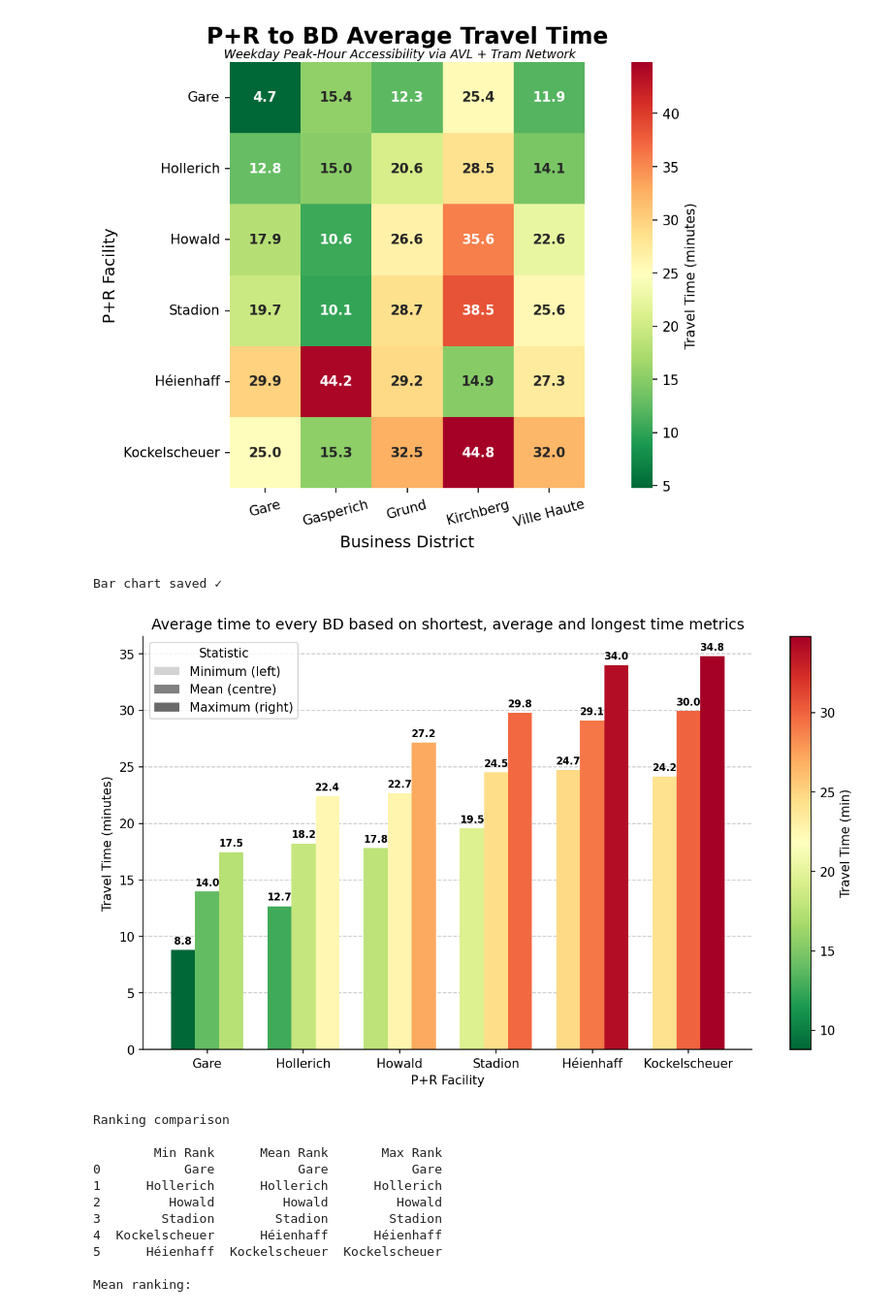
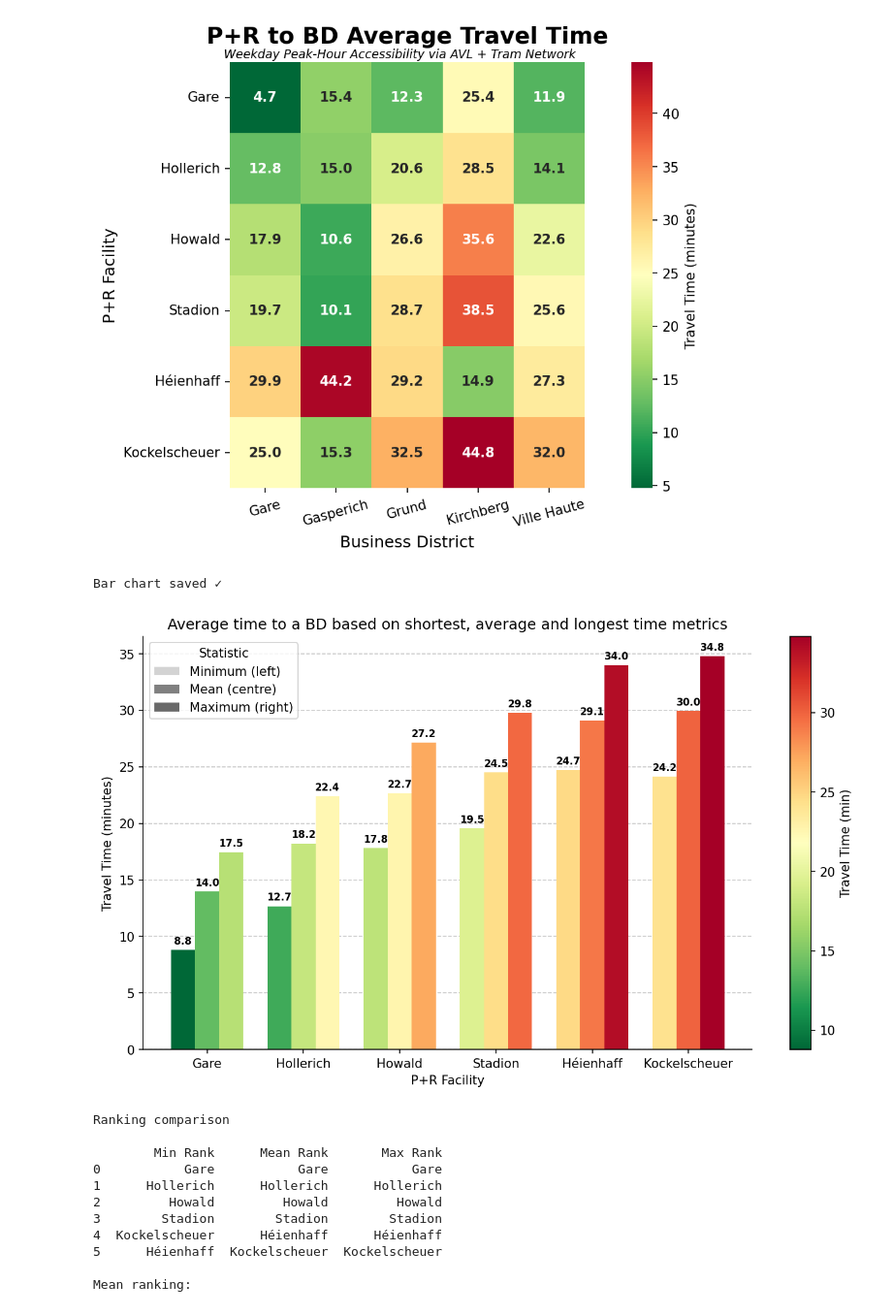
Before and after one commit to Alex-nike/Luxembourg-P_R-Accessibility, a Jupyter notebook: notebooks/network_analysis.ipynb, the cells around one changed output. Shown at 97% size. Drawn from its saved outputs; the diff is of its cells as text; code cells hidden in the pictures.

```diff
--- a/notebooks/network_analysis.ipynb
+++ b/notebooks/network_analysis.ipynb
@@ -231,35 +231,35 @@ legend_handles = [
 ax.legend(handles=legend_handles, title="Statistic")
 
 sm = ScalarMappable(norm=norm, cmap=cm.RdYlGn_r)
 sm.set_array([])
 
 cbar = fig.colorbar(sm, ax=ax)
 cbar.set_label("Travel Time (min)")
 
-plt.title("Average time to every BD based on shortest, average and longest time metrics")
+plt.title("Average time to a BD based on shortest, average and longest time metrics")
 
 ax.set_xticks(x)
 ax.set_xticklabels(facilities)
 
 ax.set_ylabel("Travel Time (minutes)")
 ax.set_xlabel("P+R Facility")
 
 ax.yaxis.grid(True, linestyle="--", alpha=0.7)
 ax.set_axisbelow(True)
 
 sns.despine()
 
 fig.savefig(
     "barchart.png",
     dpi=300,
     bbox_inches="tight"
 )
 print("Bar chart saved ✓ ")
 
 plt.show()
 # %% [output]
 Bar chart saved ✓
-[figure, old version]
+[figure, new version]
 # %%
 #Finally, we create three tables. The first ranks the P+R facilities in ascending order
 
```
Also changed, not shown: parts of 3 cells of this notebook.
